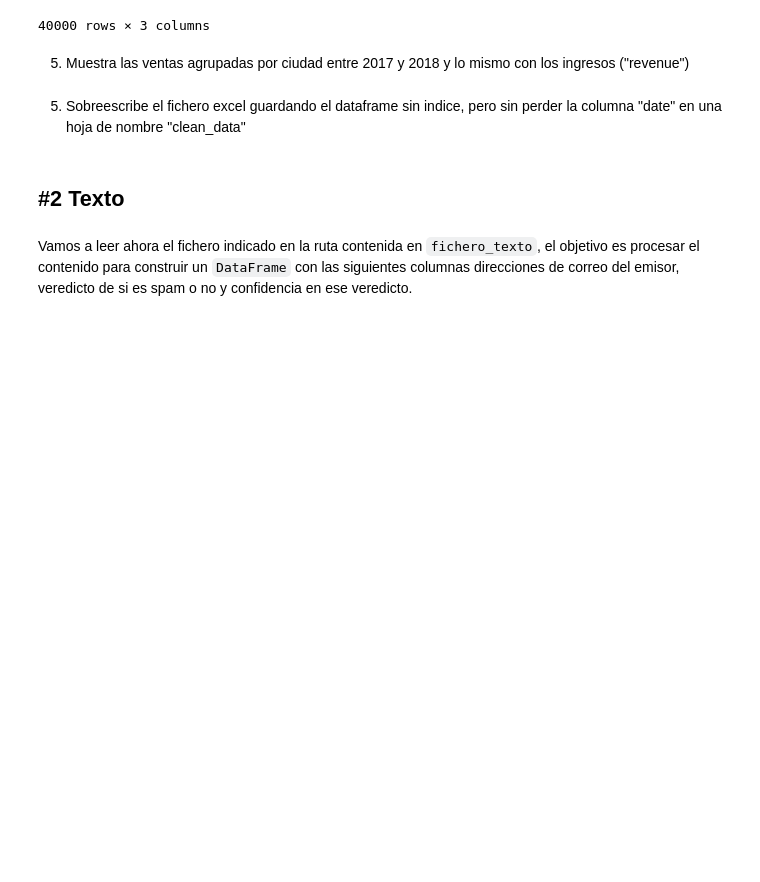
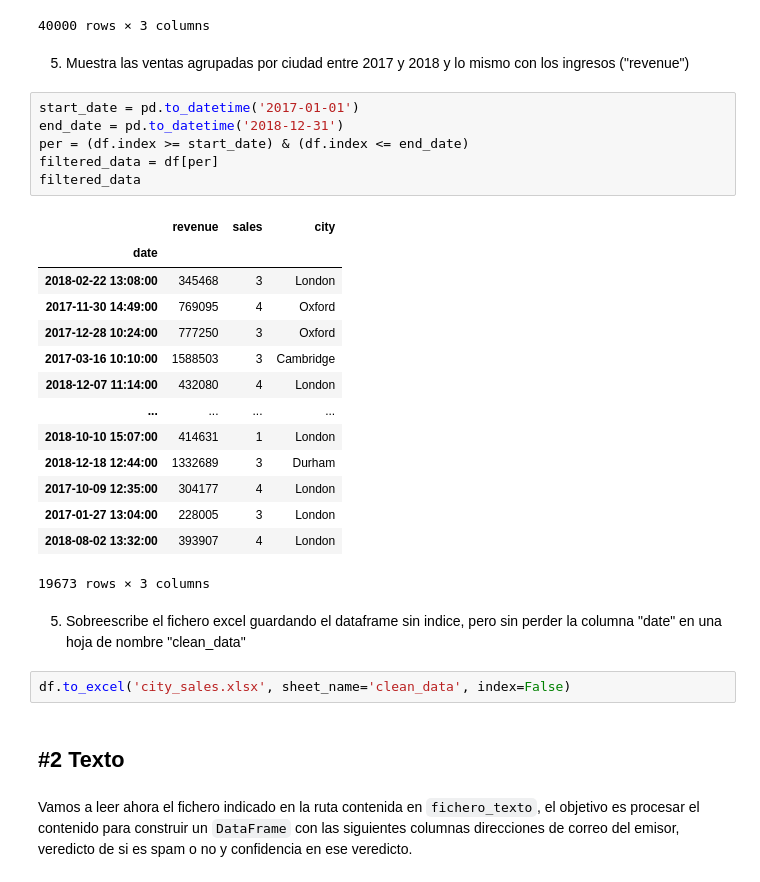
Before and after one commit to OKy9413/ONLINE_DS_THEBRIDGE_EXERSISES, a Jupyter notebook: 03_Analisis_de_Datos/Sprint_05/Unidad_02/Practica_Obligatoria/18_Practica_Obligatoria_Ficheros.ipynb, the cells around one changed output. Saved outputs shown, nothing was run; the diff lists cells and outputs as text; blank space fills up the shorter version.

```diff
--- a/03_Analisis_de_Datos/Sprint_05/Unidad_02/Practica_Obligatoria/18_Practica_Obligatoria_Ficheros.ipynb
+++ b/03_Analisis_de_Datos/Sprint_05/Unidad_02/Practica_Obligatoria/18_Practica_Obligatoria_Ficheros.ipynb
@@ -134,8 +134,31 @@ df
 40000 rows × 3 columns
 # %% [markdown]
 5. Muestra las ventas agrupadas por ciudad entre 2017 y 2018 y lo mismo con los ingresos ("revenue")
+# %%
+start_date = pd.to_datetime('2017-01-01')
+end_date = pd.to_datetime('2018-12-31')
+per = (df.index >= start_date) & (df.index <= end_date)
+filtered_data = df[per]
+filtered_data
+# %% [output]
+|  | revenue | sales | city |
+| date |  |  |  |
+| 2018-02-22 13:08:00 | 345468 | 3 | London |
+| 2017-11-30 14:49:00 | 769095 | 4 | Oxford |
+| 2017-12-28 10:24:00 | 777250 | 3 | Oxford |
+| 2017-03-16 10:10:00 | 1588503 | 3 | Cambridge |
+| 2018-12-07 11:14:00 | 432080 | 4 | London |
+| ... | ... | ... | ... |
+| 2018-10-10 15:07:00 | 414631 | 1 | London |
+| 2018-12-18 12:44:00 | 1332689 | 3 | Durham |
+| 2017-10-09 12:35:00 | 304177 | 4 | London |
+| 2017-01-27 13:04:00 | 228005 | 3 | London |
+| 2018-08-02 13:32:00 | 393907 | 4 | London |
+19673 rows × 3 columns
 # %% [markdown]
 5. Sobreescribe el fichero excel guardando el dataframe sin indice, pero sin perder la columna "date" en una hoja de nombre "clean_data"
+# %%
+df.to_excel('city_sales.xlsx', sheet_name='clean_data', index=False)
 # %% [markdown]
 ## #2 Texto
 # %% [markdown]
```
Also changed, not shown: parts of 3 cells of this notebook, 3 other files.
